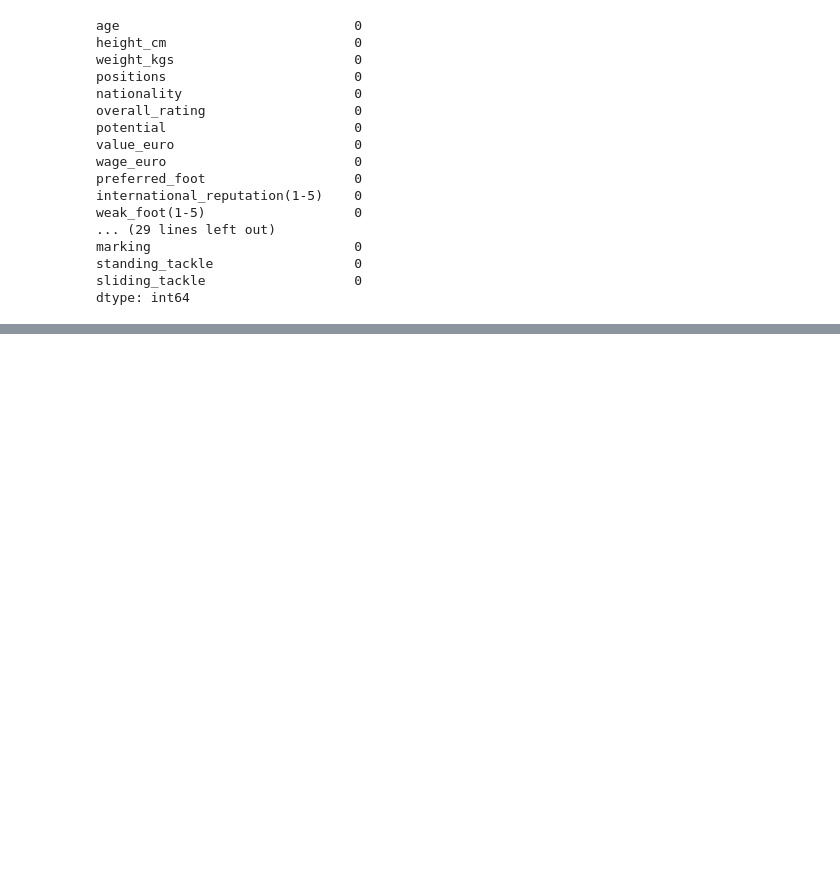
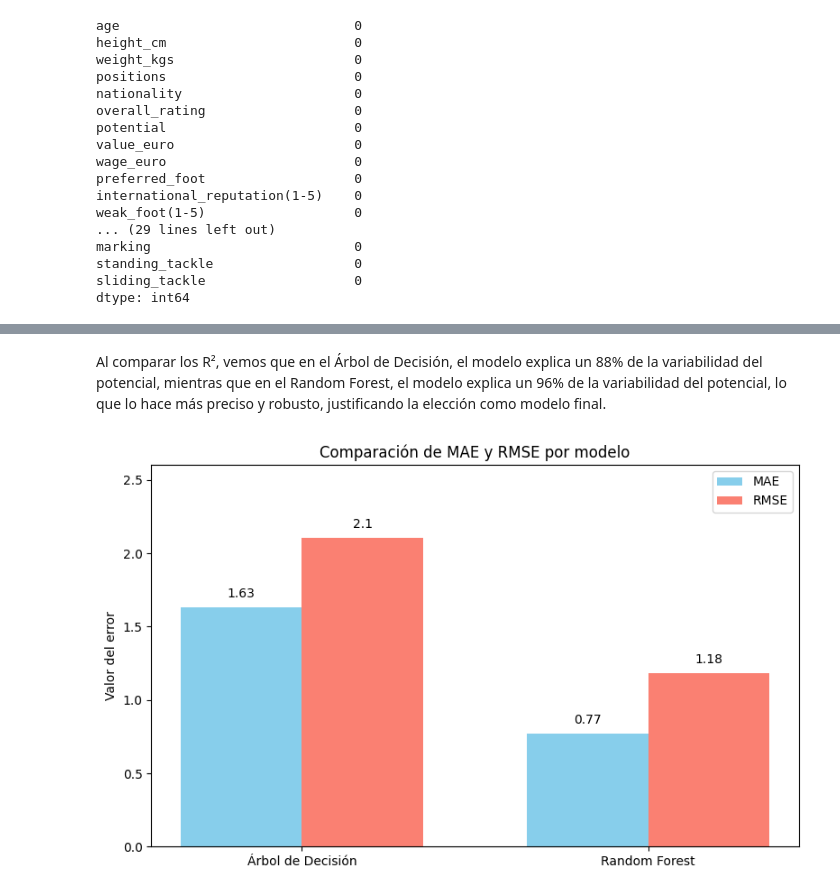
Before and after one commit to felyLDA/Proyecto_IA, a Jupyter notebook: Proyecto_IA.ipynb, the cells around one changed output, grey strips where cells are left out. Cells and saved outputs as stored; diff of their text form; code cells hidden in the pictures; blank space fills up the shorter version.

```diff
--- a/Proyecto_IA.ipynb
+++ b/Proyecto_IA.ipynb
@@ -114,0 +193,32 @@ y_pred_rf = rf.predict(X_test)
+# %% [markdown]
+Al comparar los R², vemos que en el Árbol de Decisión, el modelo explica un 88% de la variabilidad del potencial, mientras que en el Random Forest, el modelo explica un 96% de la variabilidad del potencial, lo que lo hace más preciso y robusto, justificando la elección como modelo final.
+# %%
+# Métricas obtenidas
+mae_tree = 1.631
+rmse_tree = 2.105
+mae_rf = 0.769
+rmse_rf = 1.184
+# Datos
+modelos = ['Árbol de Decisión', 'Random Forest']
+mae = [mae_tree, mae_rf]
+rmse = [rmse_tree, rmse_rf]
+# Gráfico
+fig, ax = plt.subplots(figsize=(8,5))
+bars1 = ax.bar(x - width/2, mae, width, label='MAE', color='skyblue')
+bars2 = ax.bar(x + width/2, rmse, width, label='RMSE', color='salmon')
+ax.set_ylabel('Valor del error')
+ax.set_title('Comparación de MAE y RMSE por modelo')
+ax.set_xticks(x)
+ax.set_xticklabels(modelos)
+ax.legend()
+
+# Mostrar valores encima de las barras
+for bar in bars1 + bars2:
+    yval = bar.get_height()
+    ax.text(bar.get_x() + bar.get_width()/2, yval + 0.05, round(yval, 2), ha='center', va='bottom')
+
+plt.ylim(0, max(rmse_tree, rmse_rf) + 0.5)
+plt.tight_layout()
+plt.show()
+# %% [output]
+[figure, added]
```
Also changed, not shown: parts of 10 cells of this notebook.
